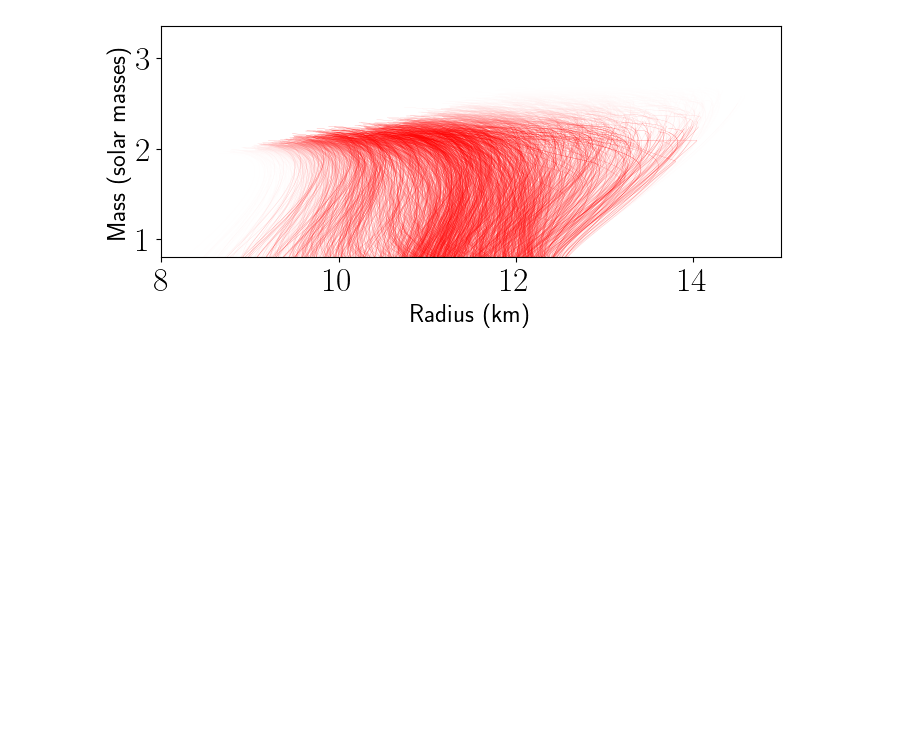
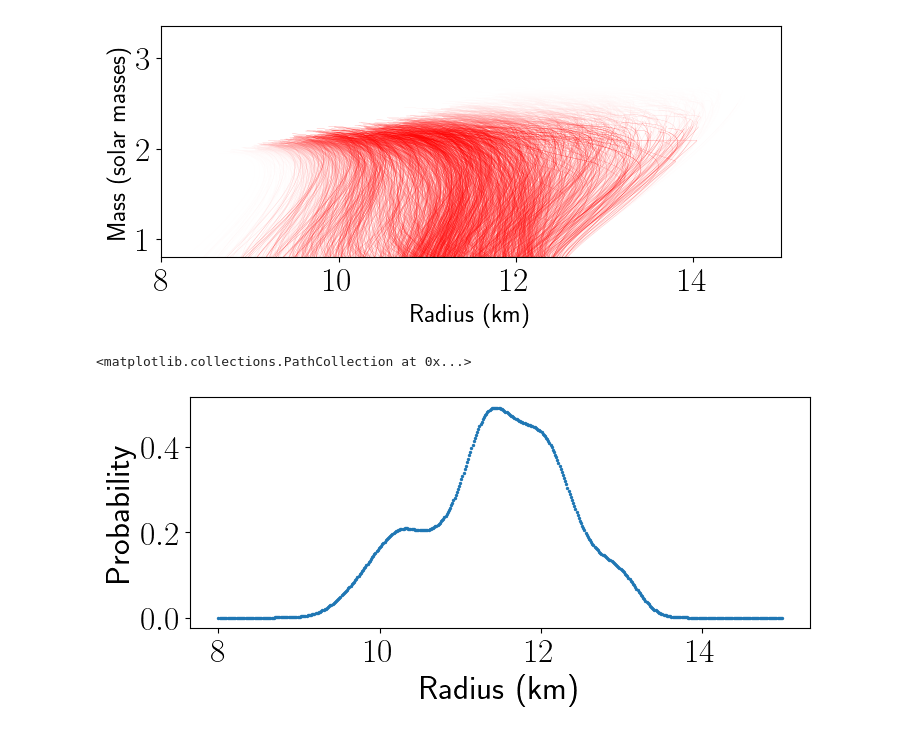
Before and after one commit to tatep0/Astroboy, a Jupyter notebook: Neutron Stars/EOS/Max_mass.ipynb, the cells around one changed output. Cells and saved outputs as stored; diff of their text form; code cells hidden in the pictures; blank space fills up the shorter version.

```diff
--- a/Neutron Stars/EOS/Max_mass.ipynb
+++ b/Neutron Stars/EOS/Max_mass.ipynb
@@ -46,4 +48,6 @@ P_EOS_given_obs = np.zeros(numofEOS)
 P_obs_given_EOS = np.zeros(numofEOS)
 #probabilities of the EOSs without a condition; prior
 P_EOS = np.ones(numofEOS)/numofEOS
+#list of radius values each EOS predicts at M=1.4
+r_at_given_mass = np.zeros(numofEOS)
 # %%
@@ -75,9 +77,10 @@ plt.scatter(Y, prob, s=2)
 # %%
 #calculate the probability of the observations given an EOS; likelihood
 def calc_P_obs_given_EOS(i):
+    #maximum mass of a given EOS
     max_m = np.max(EOSs[i][1])
-
-    P = pdf_evaluate(max_m, sigma_1, mu_1) * pdf_evaluate(max_m, sigma_2, mu_2) * pdf_evaluate(max_m, sigma_3, mu_3) * (1-pdf_evaluate(max_m, 0.17, 2.16))
+    #probability of that max mass
+    P = pdf_evaluate(max_m)
     return P
 # %%
 start=time.time()
@@ -124,3 +129,16 @@ for i in range(numofEOS):
     plt.plot(EOSs[i][0], EOSs[i][1], color=color, linewidth=.1)
 # %% [output]
 [figure]
+# %%
+r_pdf = sp.stats.gaussian_kde((r_at_given_mass), weights=P_EOS_given_obs)
+#plotting the radius pdf
+Y = np.linspace(8, 15, 500)
+prob2=np.zeros(500)
+for i in range(500):
+    prob2[i] = r_pdf.evaluate(Y[i])
+plt.xlabel("Radius (km)")
+plt.ylabel("Probability")
+plt.scatter(Y, prob2, s=2)
+# %% [output]
+<matplotlib.collections.PathCollection at 0x...>
+[figure, added]
```
Also changed, not shown: parts of 6 cells of this notebook.
